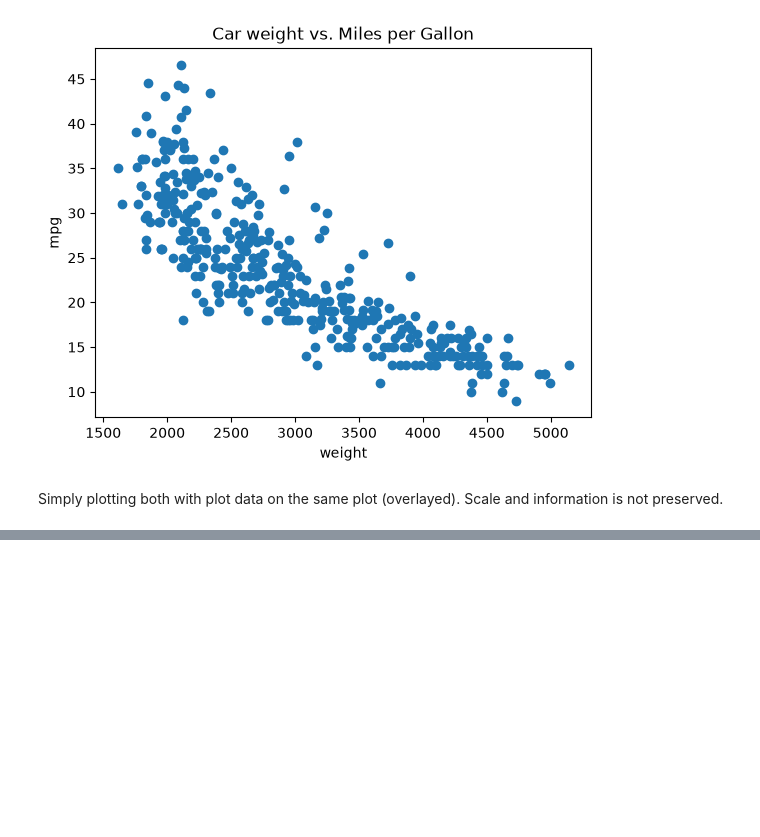
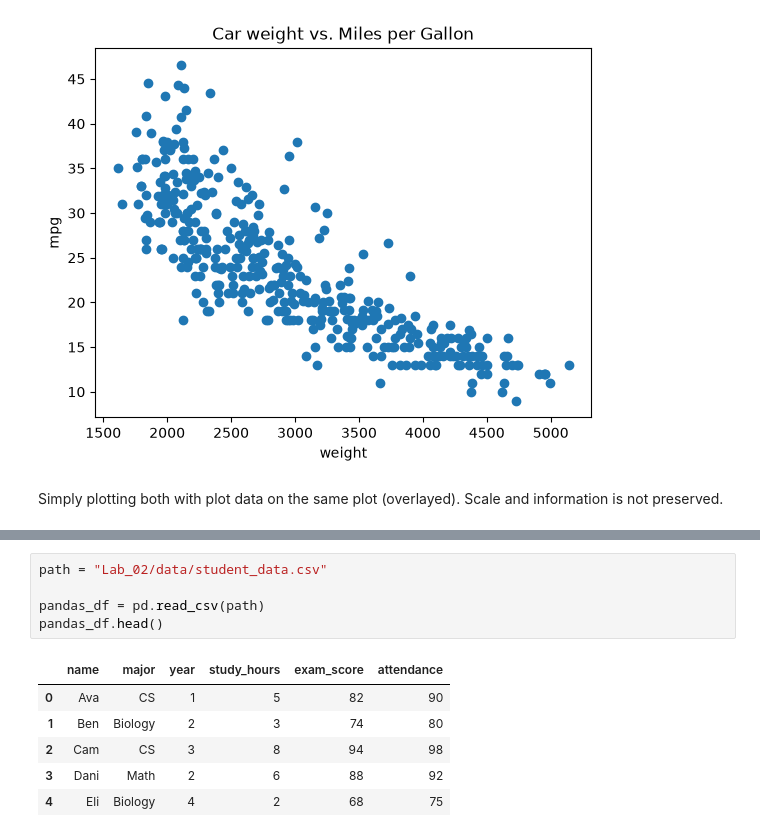
Before and after one commit to naomilai/datasci185fall2026, a Jupyter notebook: notes.ipynb, the cells around one changed output, grey strips where cells are left out. Drawn from its saved outputs; the diff is of its cells as text; blank space fills up the shorter version.

```diff
--- a/notes.ipynb
+++ b/notes.ipynb
@@ -126,0 +141,12 @@ Simply plotting both with plot data on the same plot (overlayed). Scale and info
+# %%
+path = "Lab_02/data/student_data.csv"
+
+pandas_df = pd.read_csv(path)
+pandas_df.head()
+# %% [output]
+|  | name | major | year | study_hours | exam_score | attendance |
+| 0 | Ava | CS | 1 | 5 | 82 | 90 |
+| 1 | Ben | Biology | 2 | 3 | 74 | 80 |
+| 2 | Cam | CS | 3 | 8 | 94 | 98 |
+| 3 | Dani | Math | 2 | 6 | 88 | 92 |
+| 4 | Eli | Biology | 4 | 2 | 68 | 75 |
```
Also changed, not shown: parts of 11 cells of this notebook.
